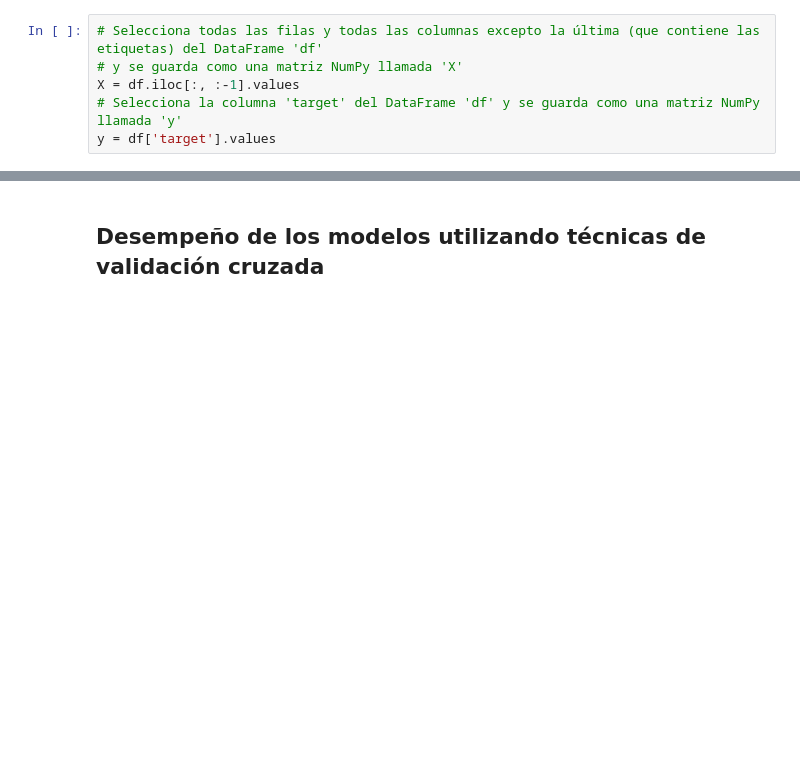
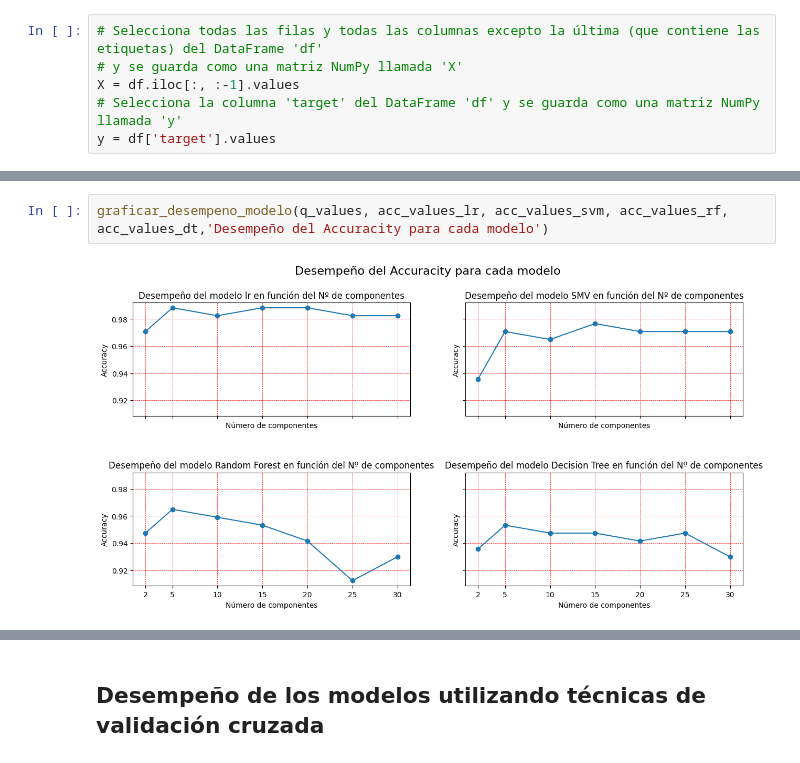
Before and after one commit to StivenVelasquez/Proyecto-Final-TS3, a Jupyter notebook: Proyecto_Aplicación_Real_Modelo_de_Pattern_Recognition.ipynb, the cells around one changed output, grey strips where cells are left out. Cells and saved outputs as stored; diff of their text form; blank space fills up the shorter version.

```diff
--- a/Proyecto_Aplicación_Real_Modelo_de_Pattern_Recognition.ipynb
+++ b/Proyecto_Aplicación_Real_Modelo_de_Pattern_Recognition.ipynb
@@ -307 +629,5 @@ plt.show()
+# %%
+graficar_desempeno_modelo(q_values, acc_values_lr, acc_values_svm, acc_values_rf, acc_values_dt,'Desempeño del Accuracity para cada modelo')
+# %% [output]
+[figure, added]
 # %% [markdown]
```
Also changed, not shown: parts of 36 cells of this notebook.
